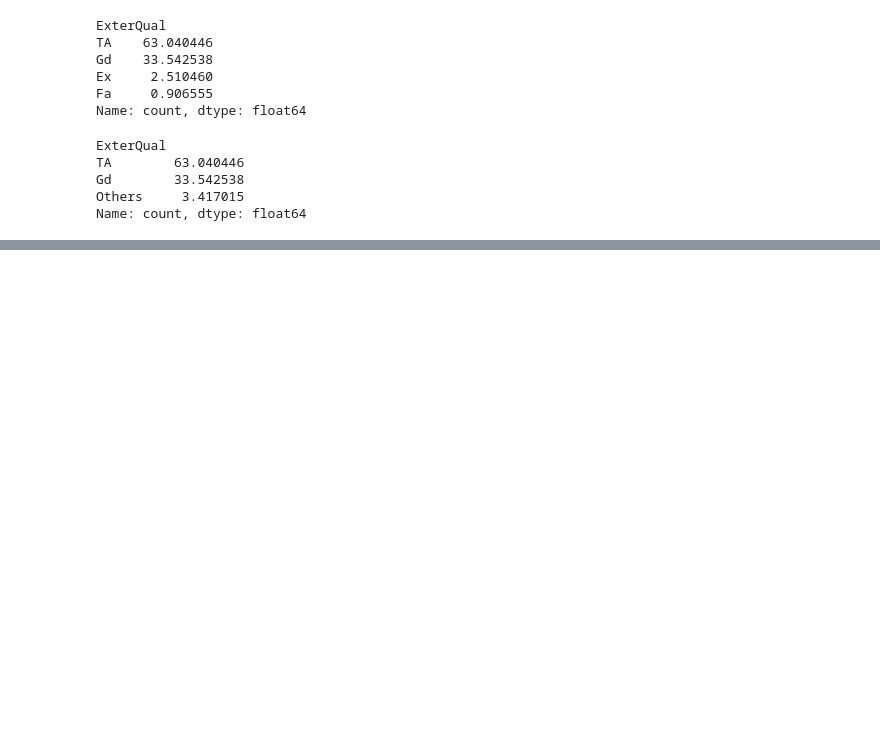
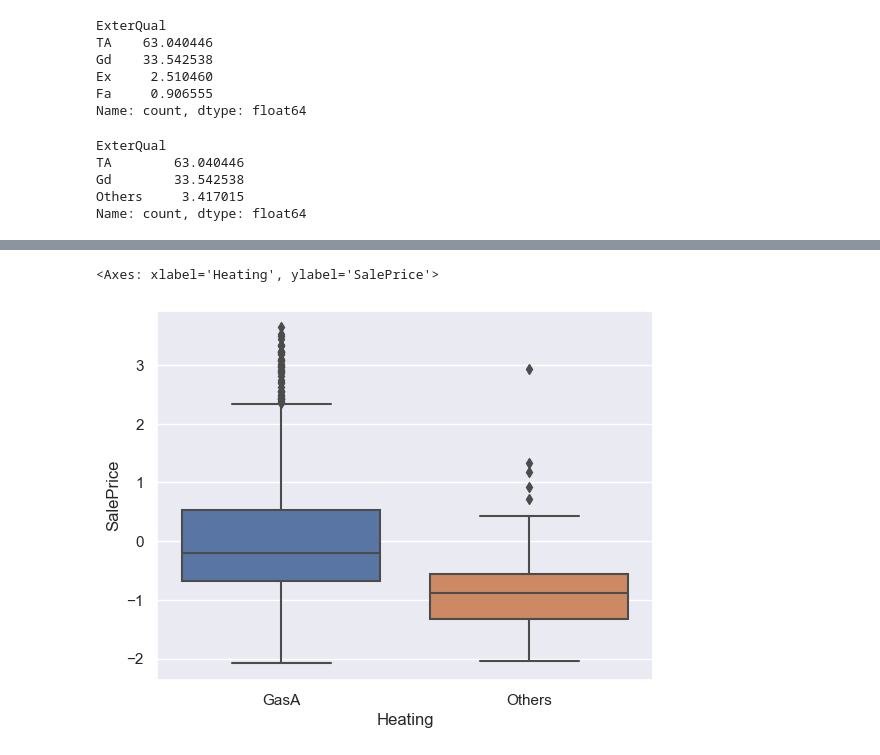
Before and after one commit to adityasngh/Kaggle-House-Prices-Regression, a Jupyter notebook: Kaggle_House_Prices_Regression.ipynb, the cells around one changed output, grey strips where cells are left out. Cells and saved outputs as stored; diff of their text form; code cells hidden in the pictures; blank space fills up the shorter version.

```diff
--- a/Kaggle_House_Prices_Regression.ipynb
+++ b/Kaggle_House_Prices_Regression.ipynb
@@ -943,0 +975,3 @@ Name: count, dtype: float64
+# %%
+df['BsmtQual'].replace(['Fa', 'No Basement'], 'Others', inplace=True)
+df['BsmtQual'].value_counts()*100 / len(df)
@@ -943,0 +995,3 @@ Name: count, dtype: float64
+# %%
+df['BsmtCond'].replace(['Po', 'No Basement'], 'Others', inplace=True)
+df['BsmtCond'].value_counts()*100 / len(df)
@@ -943,0 +1017,3 @@ Name: count, dtype: float64
+# %%
+df['BsmtFinType2'].replace(['BLQ', 'ALQ', 'GLQ'], 'Others', inplace=True)
+df['BsmtFinType2'].value_counts()*100 / len(df)
@@ -943,0 +1039,7 @@ Name: count, dtype: float64
+# %%
+df['Heating'].replace(['Floor', 'OthW', 'Grav', 'Wall', 'GasW'], 'Others', inplace=True)
+# %%
+sns.boxplot(x = df['Heating'], y = df['SalePrice'])
+# %% [output]
+<Axes: xlabel='Heating', ylabel='SalePrice'>
+[figure, added]
```
Also changed, not shown: parts of 36 cells of this notebook.
